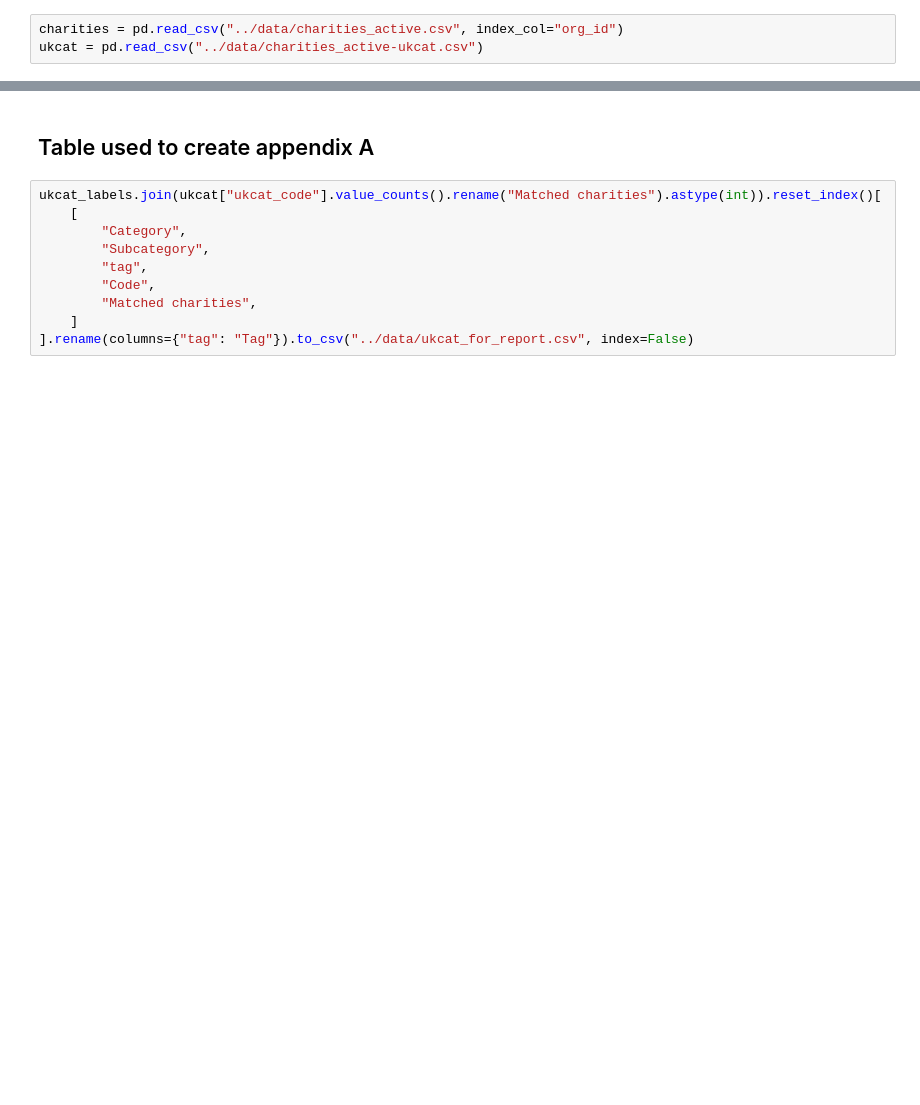
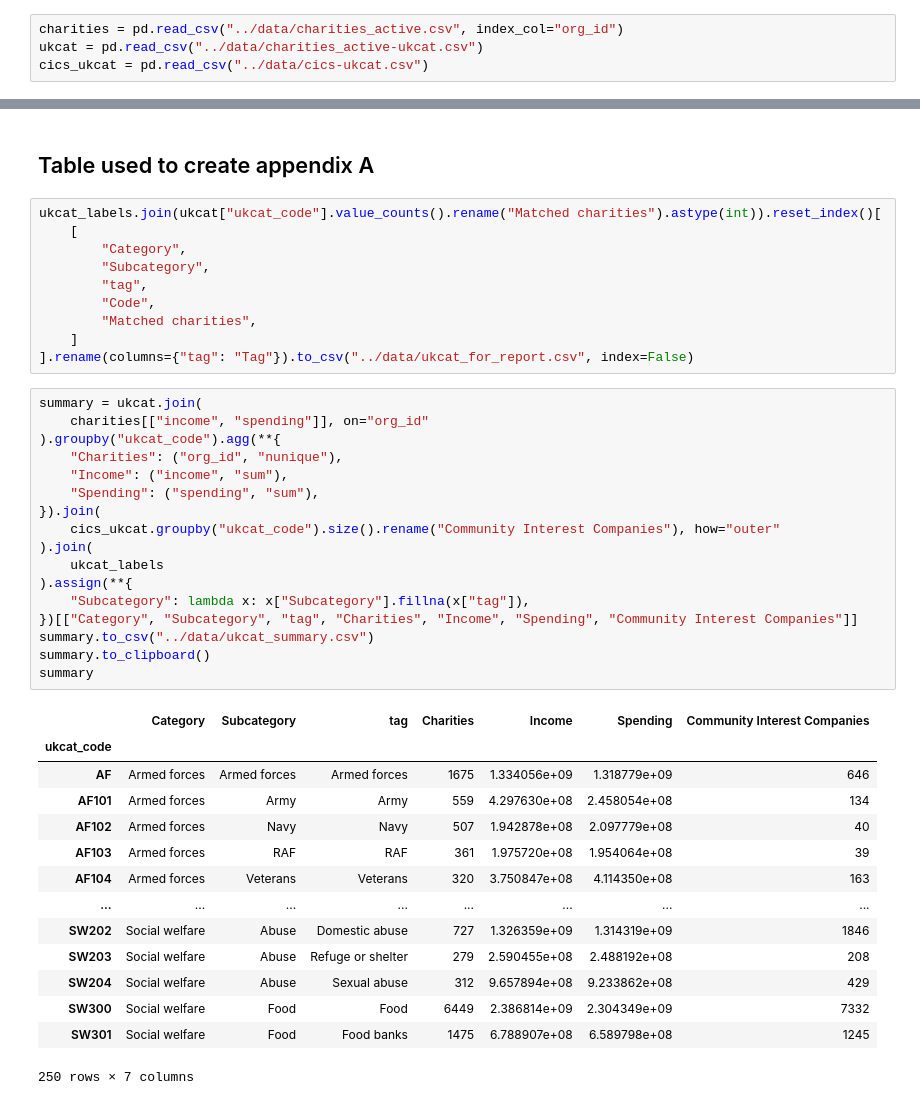
Before and after one commit to charity-classification/ukcat, a Jupyter notebook: notebooks/report-charts.ipynb, the cells around one changed output, grey strips where cells are left out. Drawn from its saved outputs; the diff is of its cells as text; blank space fills up the shorter version.

```diff
--- a/notebooks/report-charts.ipynb
+++ b/notebooks/report-charts.ipynb
@@ -9,6 +9,7 @@ Fetch the data needed
 # %%
 charities = pd.read_csv("../data/charities_active.csv", index_col="org_id")
 ukcat = pd.read_csv("../data/charities_active-ukcat.csv")
+cics_ukcat = pd.read_csv("../data/cics-ukcat.csv")
 # %%
 ukcat_labels = pd.read_csv("../data/ukcat.csv", index_col="Code")
 ukcat_labels
@@ -180,3 +195,35 @@ ukcat_labels.join(ukcat["ukcat_code"].value_counts().rename("Matched charities")
         "Matched charities",
     ]
 ].rename(columns={"tag": "Tag"}).to_csv("../data/ukcat_for_report.csv", index=False)
+# %%
+summary = ukcat.join(
+    charities[["income", "spending"]], on="org_id"
+).groupby("ukcat_code").agg(**{
+    "Charities": ("org_id", "nunique"),
+    "Income": ("income", "sum"),
+    "Spending": ("spending", "sum"),
+}).join(
+    cics_ukcat.groupby("ukcat_code").size().rename("Community Interest Companies"), how="outer"
+).join(
+    ukcat_labels
+).assign(**{
+    "Subcategory": lambda x: x["Subcategory"].fillna(x["tag"]),
+})[["Category", "Subcategory", "tag", "Charities", "Income", "Spending", "Community Interest Companies"]]
+summary.to_csv("../data/ukcat_summary.csv")
+summary.to_clipboard()
+summary
+# %% [output]
+|  | Category | Subcategory | tag | Charities | Income | Spending | Community Interest Companies |
+| ukcat_code |  |  |  |  |  |  |  |
+| AF | Armed forces | Armed forces | Armed forces | 1675 | 1.334056e+09 | 1.318779e+09 | 646 |
+| AF101 | Armed forces | Army | Army | 559 | 4.297630e+08 | 2.458054e+08 | 134 |
+| AF102 | Armed forces | Navy | Navy | 507 | 1.942878e+08 | 2.097779e+08 | 40 |
+| AF103 | Armed forces | RAF | RAF | 361 | 1.975720e+08 | 1.954064e+08 | 39 |
+| AF104 | Armed forces | Veterans | Veterans | 320 | 3.750847e+08 | 4.114350e+08 | 163 |
+| ... | ... | ... | ... | ... | ... | ... | ... |
+| SW202 | Social welfare | Abuse | Domestic abuse | 727 | 1.326359e+09 | 1.314319e+09 | 1846 |
+| SW203 | Social welfare | Abuse | Refuge or shelter | 279 | 2.590455e+08 | 2.488192e+08 | 208 |
+| SW204 | Social welfare | Abuse | Sexual abuse | 312 | 9.657894e+08 | 9.233862e+08 | 429 |
+| SW300 | Social welfare | Food | Food | 6449 | 2.386814e+09 | 2.304349e+09 | 7332 |
+| SW301 | Social welfare | Food | Food banks | 1475 | 6.788907e+08 | 6.589798e+08 | 1245 |
+250 rows × 7 columns
```
Also changed, not shown: parts of 8 cells of this notebook, 3 other files.
